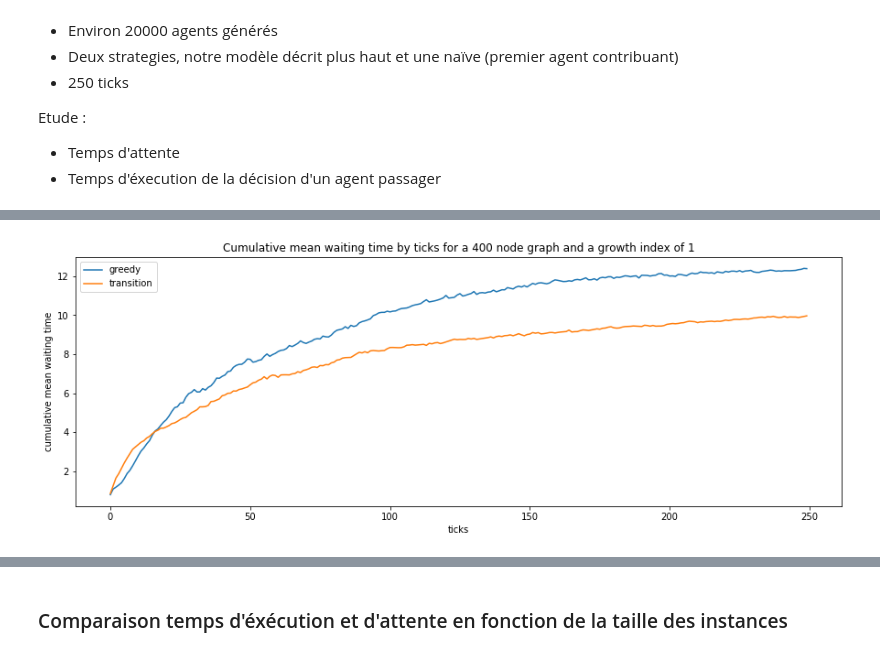
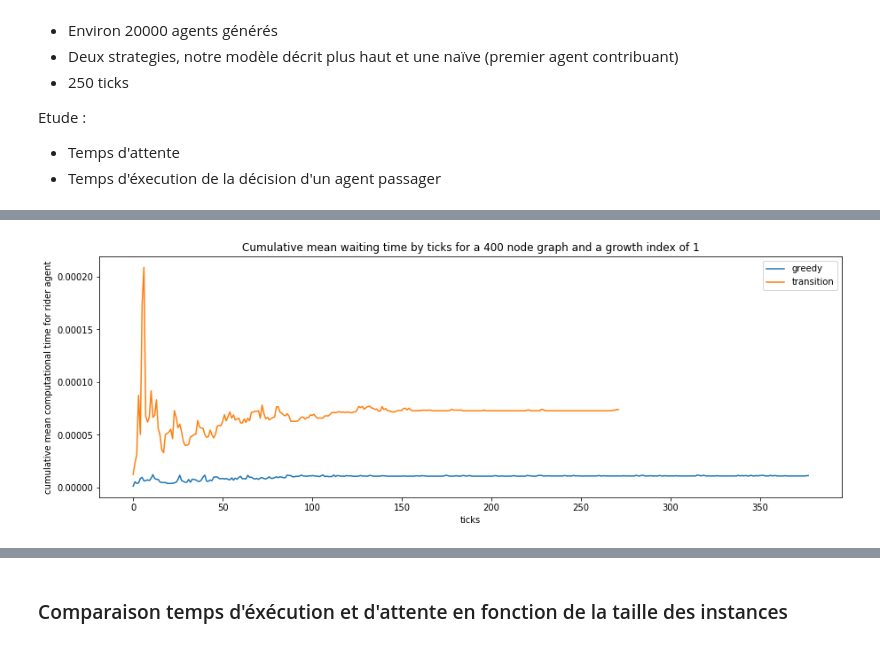
Before and after one commit to cristal-smac/mas_basics, a Jupyter notebook: mas_transportation_fr.ipynb, the cells around one changed output, grey strips where cells are left out. Saved outputs shown, nothing was run; the diff lists cells and outputs as text; code cells hidden in the pictures.

```diff
--- a/mas_transportation_fr.ipynb
+++ b/mas_transportation_fr.ipynb
@@ -549,10 +686,10 @@ Etude :
 # %%
-graph = nx.grid_2d_graph(32,32)
+# graph = nx.grid_2d_graph(7,7)
 
 
-plt.figure(figsize=(10,10))    # pour définir la taille de la figure
-pos = nx.planar_layout(graph)
-nx.draw_networkx(graph,pos=pos,edge_color='black',width=1,linewidths=1,node_size=800,node_color='pink',alpha=0.9)
-plt.title("Road network")
-plt.axis('off')
-plt.show()
+# plt.figure(figsize=(15,15))    # pour définir la taille de la figure
+# pos = nx.planar_layout(graph)
+# nx.draw_networkx(graph,pos=pos,edge_color='black',width=1,linewidths=1,node_size=800,node_color='pink',alpha=0.9)
+# plt.title("Road network")
+# plt.axis('off')
+# plt.show()
@@ -565,9 +700,9 @@ Nombre de noeuds : 1024
 # %%
 %%time
 tsa = TransportServiceAgent(0)
-gen = GeneratorAgent(1,1,True)
-agentList = [gen, tsa]
-
-sma = SMA(agentList, graph)
-sma.run(250)
+gen = GeneratorAgent(0.2,1,False,seed=42,limit_d=0.5)
+agentListTrans = [gen, tsa]
+agentListTrans += generate_some_seeded_riders(50)
+sma = SMA(agentListTrans, graph, verbose=False)
+sma.run()
 # %% [output]
@@ -615,11 +739,9 @@ Temps moyen de calcul pour un agent passager 3.27 ms
 # %%
 %%time
 tsa = TransportServiceAgent(0)
-gen = GeneratorAgent(1,1,True,'greedy')
-agentList = [gen, tsa]
-
-sma = SMA(agentList, graph)
-sma.run(250)
-wt_greedy = sma.wt_collector
-comp_greedy = sma.compute_collector
+gen = GeneratorAgent(0.2,1,False,seed=42,limit_d=0.5)
+agentListGreed = [gen, tsa]
+agentListGreed += generate_some_seeded_riders(50, strat="greedy")
+sma = SMA(agentListGreed, graph, verbose=False)
+sma.run()
 # %% [output]
@@ -651,12 +805,12 @@ Temps moyen de calcul pour un agent passager 0.12 ms
 # %%
 f = plt.figure(figsize=(15, 5))
-plt.plot(wt_greedy,label = 'greedy')
-plt.plot(wt_transition,label = 'transition')
+plt.plot(comp_greedy,label = 'greedy')
+plt.plot(comp_transition,label = 'transition')
 plt.xlabel('ticks')
-plt.ylabel('cumulative mean waiting time')
+plt.ylabel('cumulative mean computational time for rider agent')
 plt.title('Cumulative mean waiting time by ticks for a 400 node graph and a growth index of 1')
 plt.legend()
 plt.show()
-f.savefig("/home/fevrec/Documents/These/these/smac_agents/img/wt_trans_greedy_1000_1_250ticks", bbox_inches='tight')
+#f.savefig("/home/fevrec/Documents/These/these/smac_agents/img/comp_trans_greedy_1000_1_250ticks", bbox_inches='tight')
 # %% [output]
-[figure, old version]
+[figure, new version]
```
Also changed, not shown: parts of 51 cells of this notebook.
